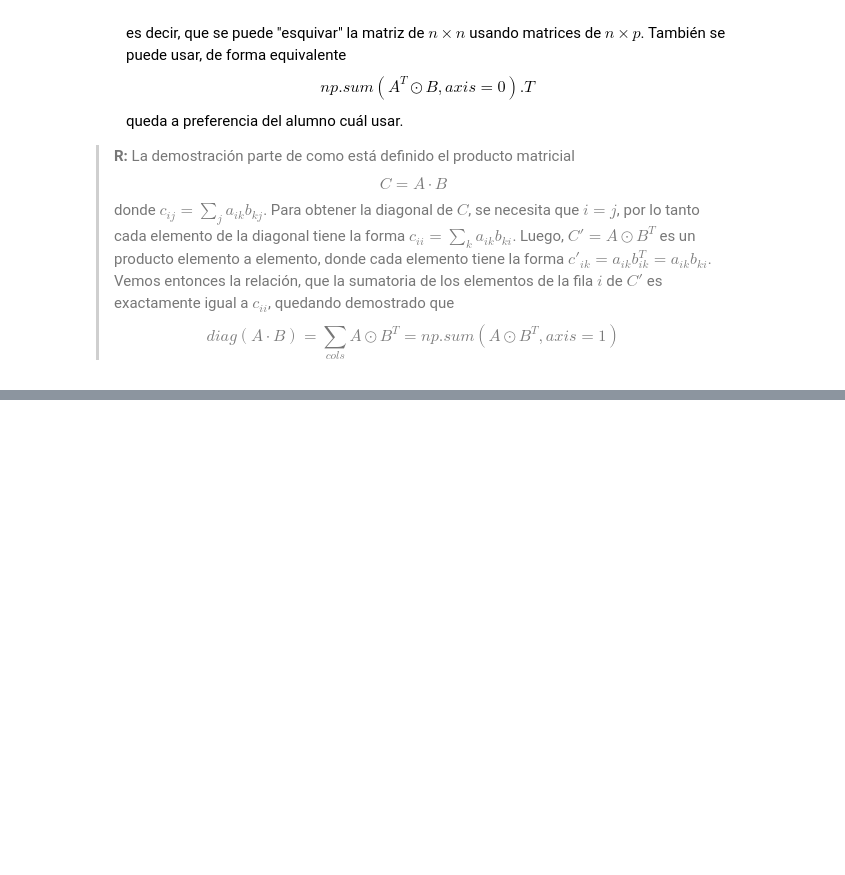
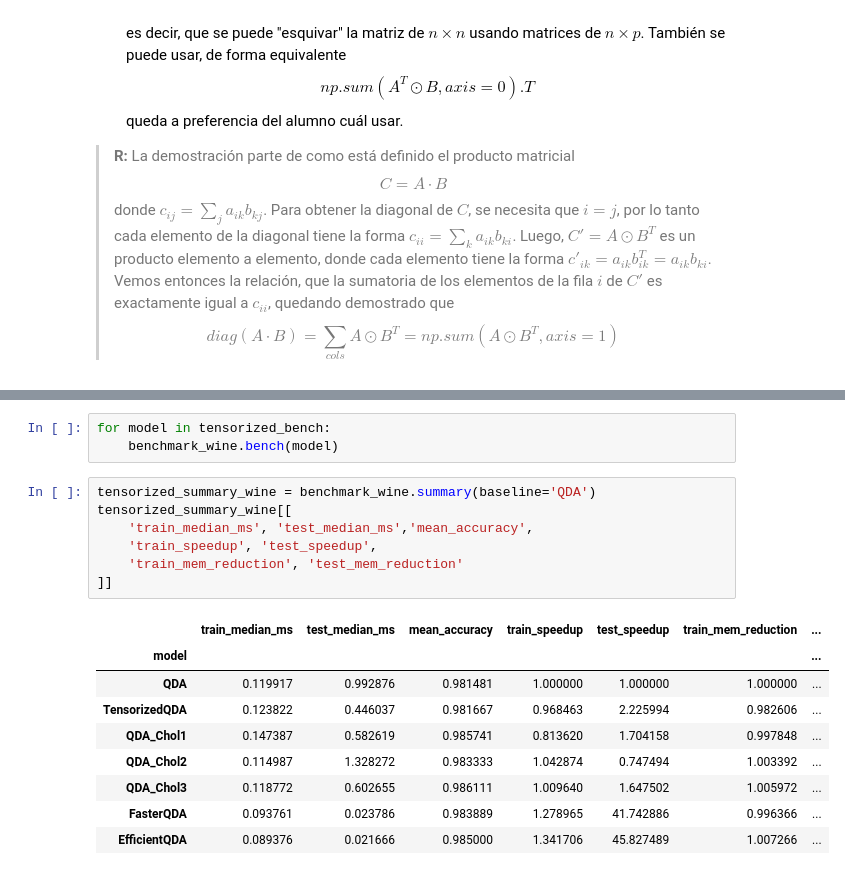
Before and after one commit to lautarovera/ceia-amia-tp, a Jupyter notebook: tp.ipynb, the cells around one changed output, grey strips where cells are left out. Cells and saved outputs as stored; diff of their text form; blank space fills up the shorter version.

```diff
--- a/tp.ipynb
+++ b/tp.ipynb
@@ -281,0 +312,20 @@ Suma de columnas de A^T * B (equivalente): [1.67799211 1.0168358  0.59675104]
+# %%
+for model in tensorized_bench:
+    benchmark_wine.bench(model)
+# %%
+tensorized_summary_wine = benchmark_wine.summary(baseline='QDA')
+tensorized_summary_wine[[
+    'train_median_ms', 'test_median_ms','mean_accuracy',
+    'train_speedup', 'test_speedup',
+    'train_mem_reduction', 'test_mem_reduction'
+]]
+# %% [output]
+|  | train_median_ms | test_median_ms | mean_accuracy | train_speedup | test_speedup | train_mem_reduction | ... |
+| model |  |  |  |  |  |  | ... |
+| QDA | 0.119917 | 0.992876 | 0.981481 | 1.000000 | 1.000000 | 1.000000 | ... |
+| TensorizedQDA | 0.123822 | 0.446037 | 0.981667 | 0.968463 | 2.225994 | 0.982606 | ... |
+| QDA_Chol1 | 0.147387 | 0.582619 | 0.985741 | 0.813620 | 1.704158 | 0.997848 | ... |
+| QDA_Chol2 | 0.114987 | 1.328272 | 0.983333 | 1.042874 | 0.747494 | 1.003392 | ... |
+| QDA_Chol3 | 0.118772 | 0.602655 | 0.986111 | 1.009640 | 1.647502 | 1.005972 | ... |
+| FasterQDA | 0.093761 | 0.023786 | 0.983889 | 1.278965 | 41.742886 | 0.996366 | ... |
+| EfficientQDA | 0.089376 | 0.021666 | 0.985000 | 1.341706 | 45.827489 | 1.007266 | ... |
```
Also changed, not shown: parts of 11 cells of this notebook, 1 other file.
